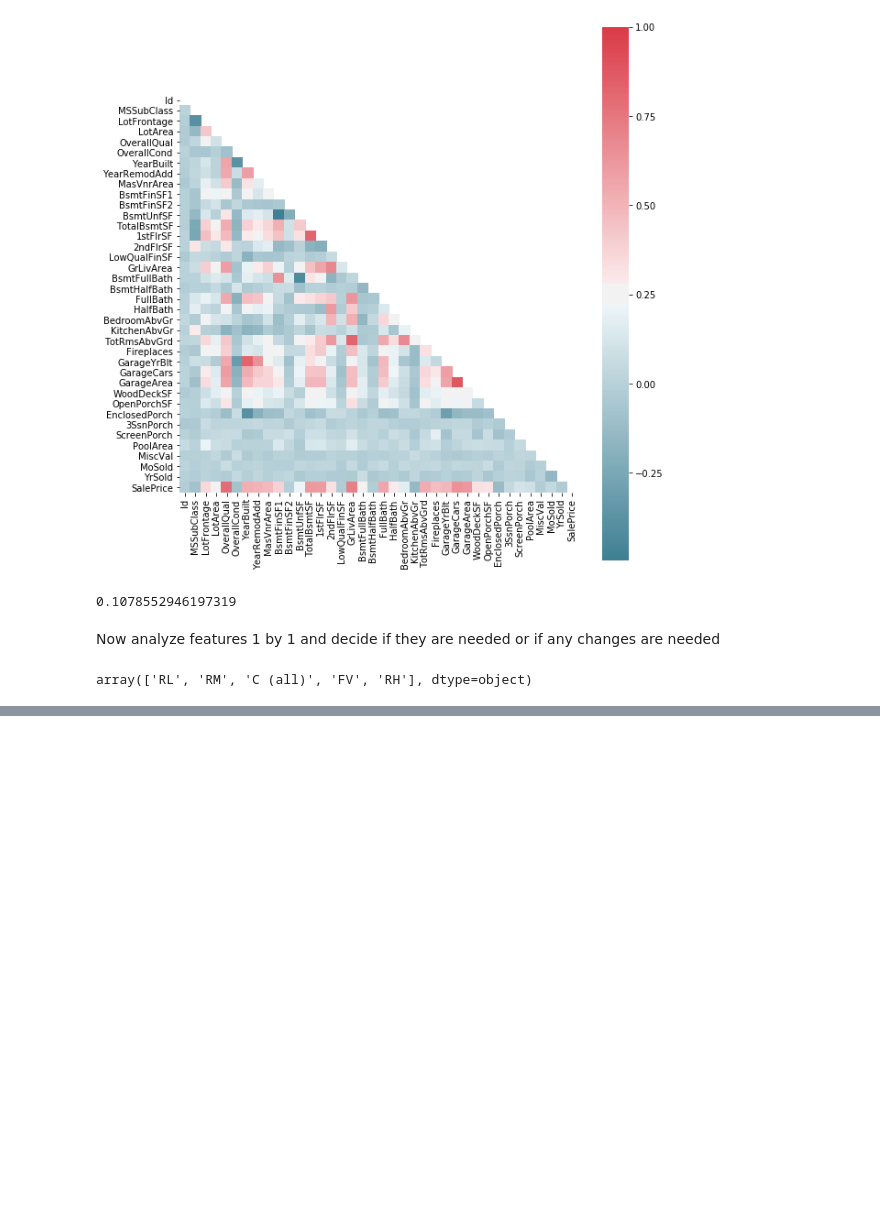
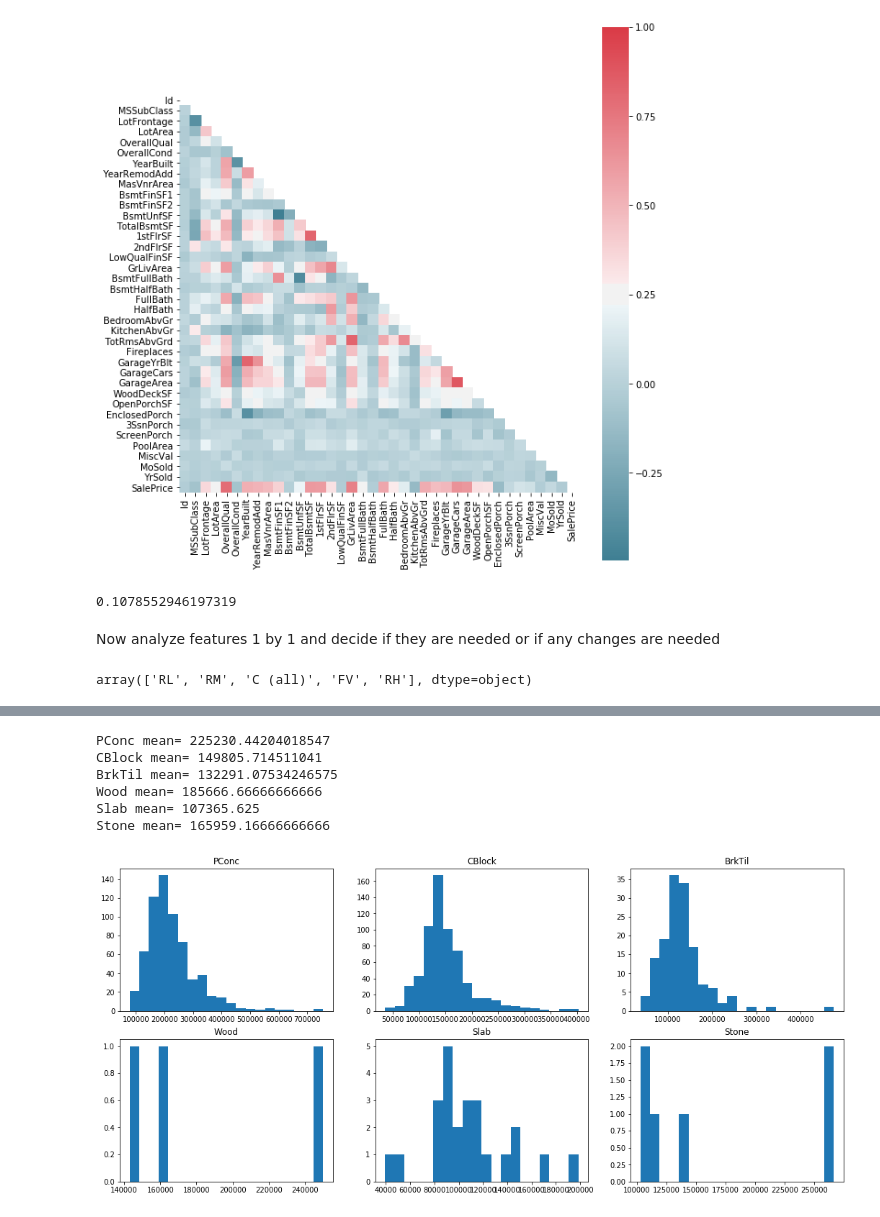
Before and after one commit to RLashofRegas/w207-machine-learning-final-project, a Jupyter notebook: Robin_Lashof-Regas_Final.ipynb, the cells around one changed output, grey strips where cells are left out. Saved outputs shown, nothing was run; the diff lists cells and outputs as text; code cells hidden in the pictures; blank space fills up the shorter version.

```diff
--- a/Robin_Lashof-Regas_Final.ipynb
+++ b/Robin_Lashof-Regas_Final.ipynb
@@ -187,0 +258,27 @@ train_data['ProximityScore'] = train_data.apply(lambda x: get_prox_num(x), axis=
+# %%
+train_data.drop('MasVnrType', axis=1, inplace=True)
+# %%
+train_data.loc[train_data['MasVnrArea'].isna(), 'MasVnrArea'] = 0
+# %%
+oeExtQ = OrdinalEncoder(categories=[['Po', 'Fa', 'TA', 'Gd', 'Ex']])
+train_data['ExtQual'] = oeExtQ.fit_transform(train_data[['ExterQual']])
+train_data['ExtCond'] = oeExtQ.fit_transform(train_data[['ExterCond']])
+# %%
+train_data.drop(['ExterQual', 'ExterCond'], axis=1, inplace=True)
+# %%
+fig = plt.figure(figsize=(18,8))
+mats = train_data['Foundation'].unique()
+for idx,mat in enumerate(mats, start=1):
+  ax = fig.add_subplot(2,3,idx)
+  ax.hist(train_data.loc[train_data['Foundation'] == mat, 'SalePrice'], bins = 20)
+  ax.set_title(mat)
+  print(mat + ' mean= ' + str(train_data.loc[train_data['Foundation'] == mat, 'SalePrice'].mean()))
+fig.show()
+# %% [output]
+PConc mean= 225230.44204018547
+CBlock mean= 149805.714511041
+BrkTil mean= 132291.07534246575
+Wood mean= 185666.66666666666
+Slab mean= 107365.625
+Stone mean= 165959.16666666666
+[figure, added]
```
Also changed, not shown: parts of 48 cells of this notebook.
